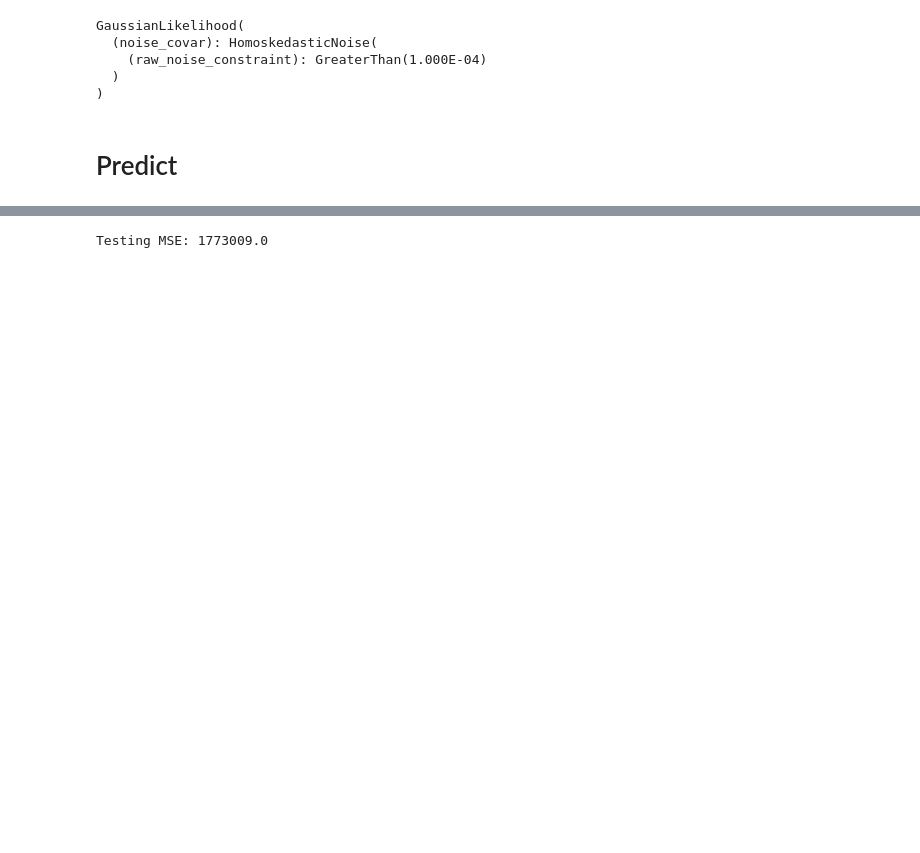
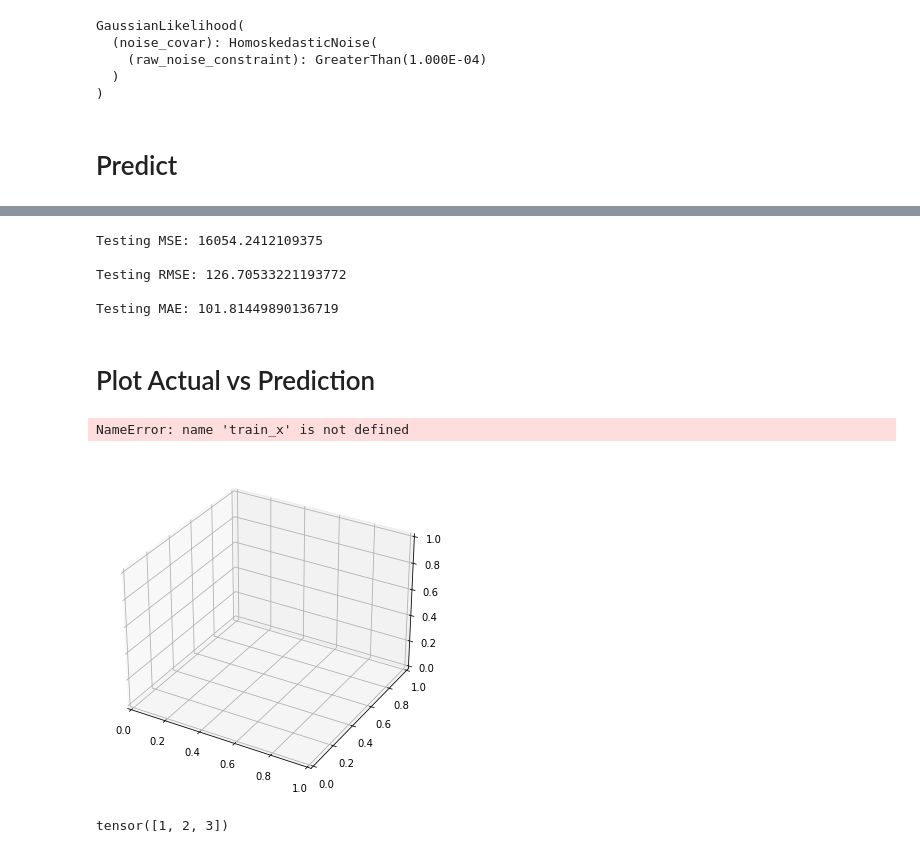
Before and after one commit to mishapadidar/GP-Derivatives-Variational-Inference, a Jupyter notebook: data/3_17_21 Helens 1 derivative.ipynb, the cells around one changed output, grey strips where cells are left out. Cells and saved outputs as stored; diff of their text form; code cells hidden in the pictures; blank space fills up the shorter version.

```diff
--- a/data/3_17_21 Helens 1 derivative.ipynb
+++ b/data/3_17_21 Helens 1 derivative.ipynb
@@ -44,0 +61,7 @@ n is:  14040
+# %%
+#recover x and data from filtered concatenated values
+x = torch.tensor([item[0:2] for item in arr])
+data = torch.tensor([item[2:] for item in arr])
+data[:, 0] = data[:, 0] - torch.mean(data[:, 0]) #normalize
+print(max(data[:, 0]))
+print(min(data[:, 0]))
@@ -44,0 +71,20 @@ n is:  14040
+# %%
+# data parameters
+n  = data.shape[0]
+dim = 2
+n_test = n//10
+
+# training params
+num_inducing = 400
+num_directions = 1
+minibatch_size = n_test #how does minibatch size impact convergence rate
+num_epochs = 1500
+
+#print
+print("n is: ", n)
+print("n_test is: ", n_test)
+print("num_inducing is:", num_inducing)
+print("num_directions is: ", num_directions)
+
+# generate training data
+dataset = TensorDataset(x, data)
@@ -45,5 +98,5 @@ n is:  14040
 # %%
-train_dataset, test_dataset = torch.utils.data.random_split(dataset, [n//2, n-n//2], generator=torch.Generator().manual_seed(42))
+train_dataset, test_dataset = torch.utils.data.random_split(dataset, [n_test, n-n_test], generator=torch.Generator().manual_seed(42))
 # %%
 train_dataset
 train_loader  = DataLoader(train_dataset, batch_size=minibatch_size, shuffle=True)
@@ -79,0 +184,7 @@ torch.save(model.state_dict(), "helens_1_derivative.model")
+# %%
+test_loader  = DataLoader(test_dataset, batch_size=n_test, shuffle=True)
+# predict in batches
+kwargs = {}
+derivative_directions = torch.eye(dim)[:num_directions]
+derivative_directions = derivative_directions.repeat(n_test,1)
+print(derivative_directions.shape)
@@ -107,7 +228,13 @@ torch.Size([7020, 3])
 # %%
-
 # compute MSE
 test_mse = MSE(test_y[:,0],means[::num_directions+1])
 print(f"\nTesting MSE: {test_mse}")
+print(f"\nTesting RMSE: {math.sqrt(test_mse)}")
+test_mae = MAE(test_y[:,0],means[::num_directions+1])
+print(f"\nTesting MAE: {test_mae}")
 # %% [output]
-Testing MSE: 1773009.0
+Testing MSE: 16054.2412109375
+
+Testing RMSE: 126.70533221193772
+
+Testing MAE: 101.81449890136719
@@ -113,0 +245,14 @@ Testing MSE: 1773009.0
+# %% [markdown]
+# Plot Actual vs Prediction
+# %%
+from mpl_toolkits.mplot3d import axes3d
+import matplotlib.pyplot as plt
+fig = plt.figure(figsize=(12,6))
+ax = fig.add_subplot(111, projection='3d')
+ax.scatter(train_x[:,0],train_x[:,1],train_y[:,0], color='k')
+ax.scatter(train_x[:,0],train_x[:,1],preds.detach().numpy()[::num_directions+1], color='b')
+plt.title("f(x,y) variational fit; actual curve is black, variational is blue")
+plt.show()
+# %% [output]
+NameError: name 'train_x' is not defined
+[figure, added]
@@ -113,0 +261,4 @@ Testing MSE: 1773009.0
+# %%
+x
+# %% [output]
+tensor([1, 2, 3])
```
Also changed, not shown: parts of 18 cells of this notebook, 2 other files.
